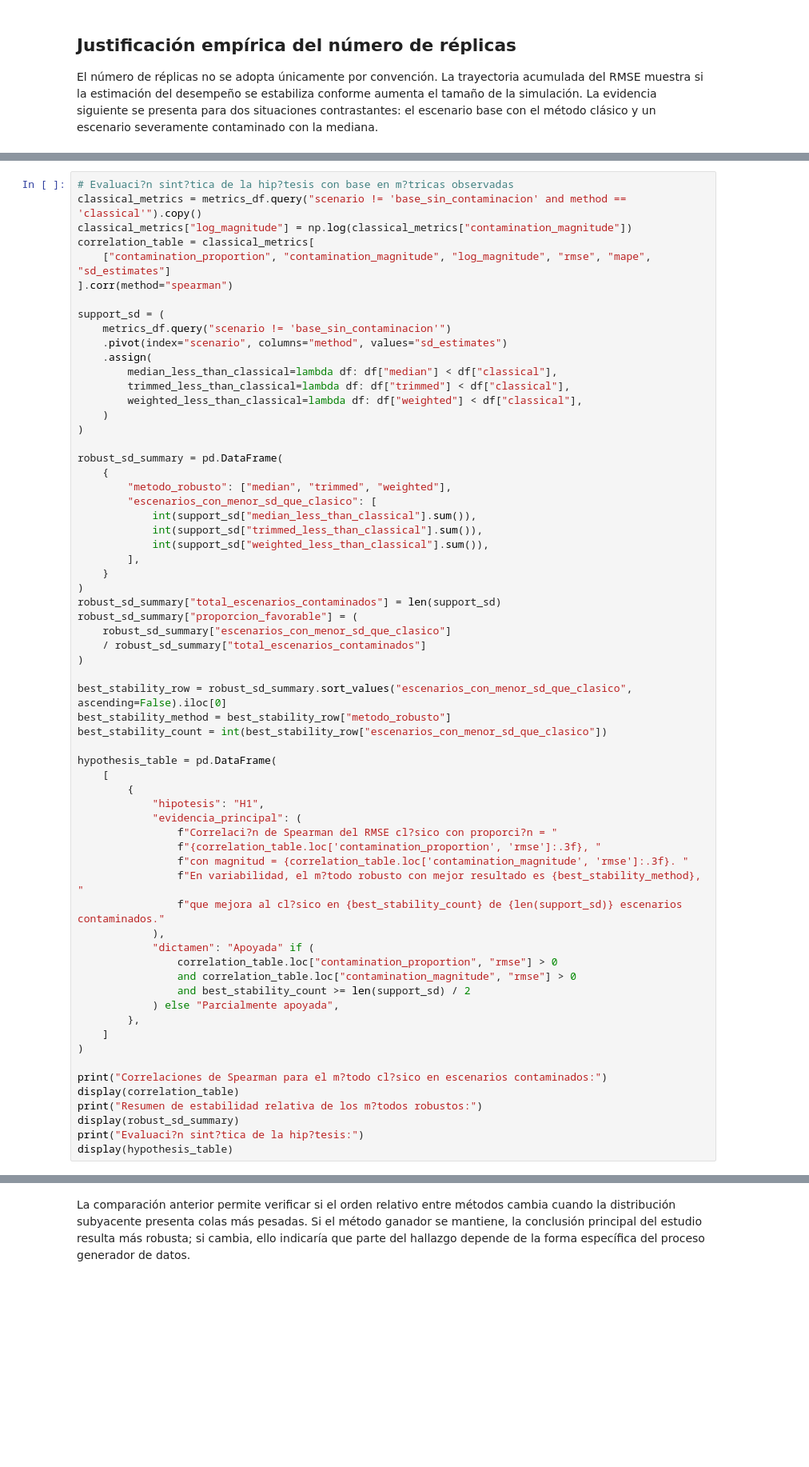
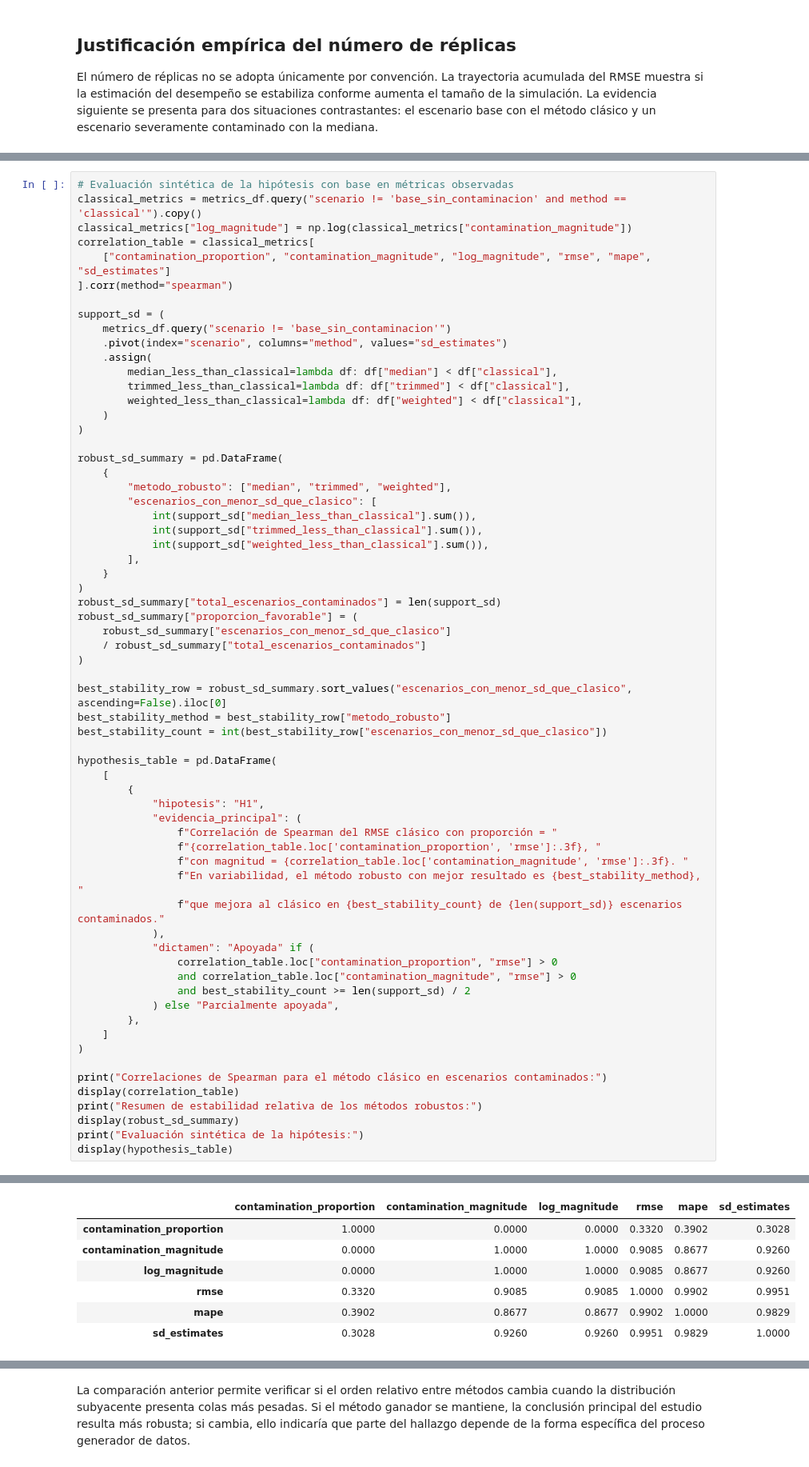
Before and after one commit to nataliazarate1/Proyecto-IBNR-R, a Jupyter notebook: notebooks/ibnr_chain_ladder_robusto.ipynb, the cells around one changed output, grey strips where cells are left out. Shown at 80% size. Cells and saved outputs as stored; diff of their text form; blank space fills up the shorter version.

```diff
--- a/notebooks/ibnr_chain_ladder_robusto.ipynb
+++ b/notebooks/ibnr_chain_ladder_robusto.ipynb
@@ -478,5 +644,5 @@ La hip?tesis del estudio se eval?a con tres fuentes de evidencia: el comportamie
 # %%
-# Evaluaci?n sint?tica de la hip?tesis con base en m?tricas observadas
+# Evaluación sintética de la hipótesis con base en métricas observadas
 classical_metrics = metrics_df.query("scenario != 'base_sin_contaminacion' and method == 'classical'").copy()
 classical_metrics["log_magnitude"] = np.log(classical_metrics["contamination_magnitude"])
 correlation_table = classical_metrics[
@@ -518,11 +684,11 @@ hypothesis_table = pd.DataFrame(
         {
             "hipotesis": "H1",
             "evidencia_principal": (
-                f"Correlaci?n de Spearman del RMSE cl?sico con proporci?n = "
+                f"Correlación de Spearman del RMSE clásico con proporción = "
                 f"{correlation_table.loc['contamination_proportion', 'rmse']:.3f}, "
                 f"con magnitud = {correlation_table.loc['contamination_magnitude', 'rmse']:.3f}. "
-                f"En variabilidad, el m?todo robusto con mejor resultado es {best_stability_method}, "
-                f"que mejora al cl?sico en {best_stability_count} de {len(support_sd)} escenarios contaminados."
+                f"En variabilidad, el método robusto con mejor resultado es {best_stability_method}, "
+                f"que mejora al clásico en {best_stability_count} de {len(support_sd)} escenarios contaminados."
             ),
             "dictamen": "Apoyada" if (
                 correlation_table.loc["contamination_proportion", "rmse"] > 0
@@ -533,9 +699,10 @@ hypothesis_table = pd.DataFrame(
     ]
 )
 
-print("Correlaciones de Spearman para el m?todo cl?sico en escenarios contaminados:")
+print("Correlaciones de Spearman para el método clásico en escenarios contaminados:")
 display(correlation_table)
-print("Resumen de estabilidad relativa de los m?todos robustos:")
+print("Resumen de estabilidad relativa de los métodos robustos:")
 display(robust_sd_summary)
-print("Evaluaci?n sint?tica de la hip?tesis:")
+print("Evaluación sintética de la hipótesis:")
 display(hypothesis_table)
+# %% [output]
@@ -541,0 +710,7 @@ display(hypothesis_table)
+|  | contamination_proportion | contamination_magnitude | log_magnitude | rmse | mape | sd_estimates |
+| contamination_proportion | 1.0000 | 0.0000 | 0.0000 | 0.3320 | 0.3902 | 0.3028 |
+| contamination_magnitude | 0.0000 | 1.0000 | 1.0000 | 0.9085 | 0.8677 | 0.9260 |
+| log_magnitude | 0.0000 | 1.0000 | 1.0000 | 0.9085 | 0.8677 | 0.9260 |
+| rmse | 0.3320 | 0.9085 | 0.9085 | 1.0000 | 0.9902 | 0.9951 |
+| mape | 0.3902 | 0.8677 | 0.8677 | 0.9902 | 1.0000 | 0.9829 |
+| sd_estimates | 0.3028 | 0.9260 | 0.9260 | 0.9951 | 0.9829 | 1.0000 |
```
Also changed, not shown: parts of 25 cells of this notebook, 1 other file.
